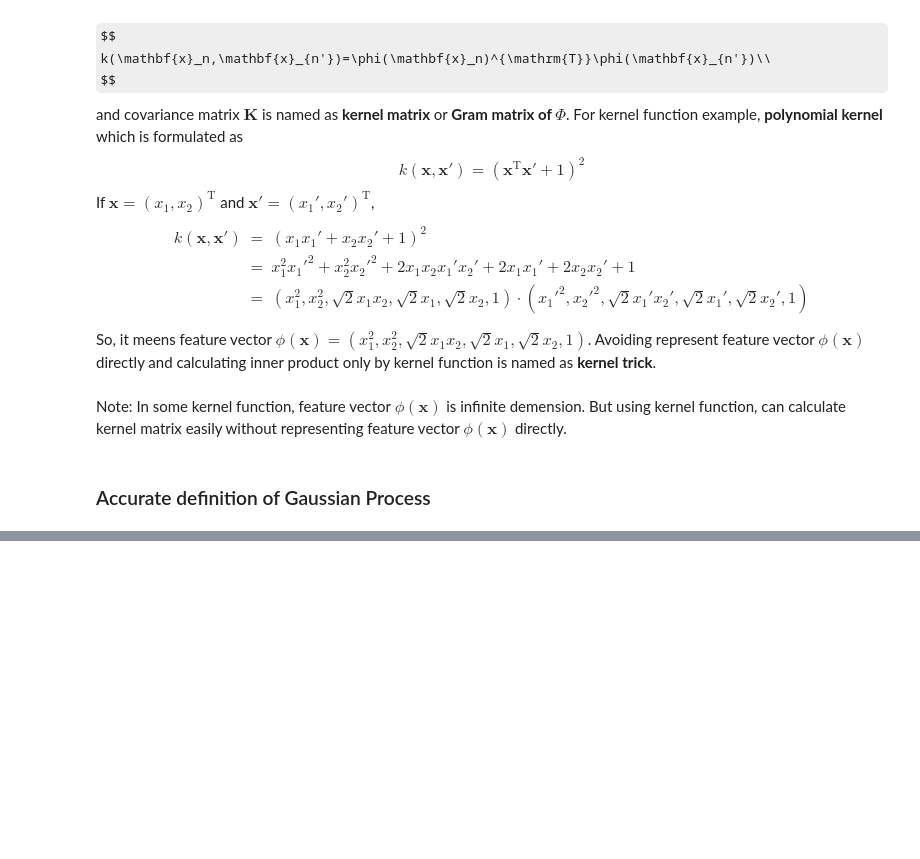
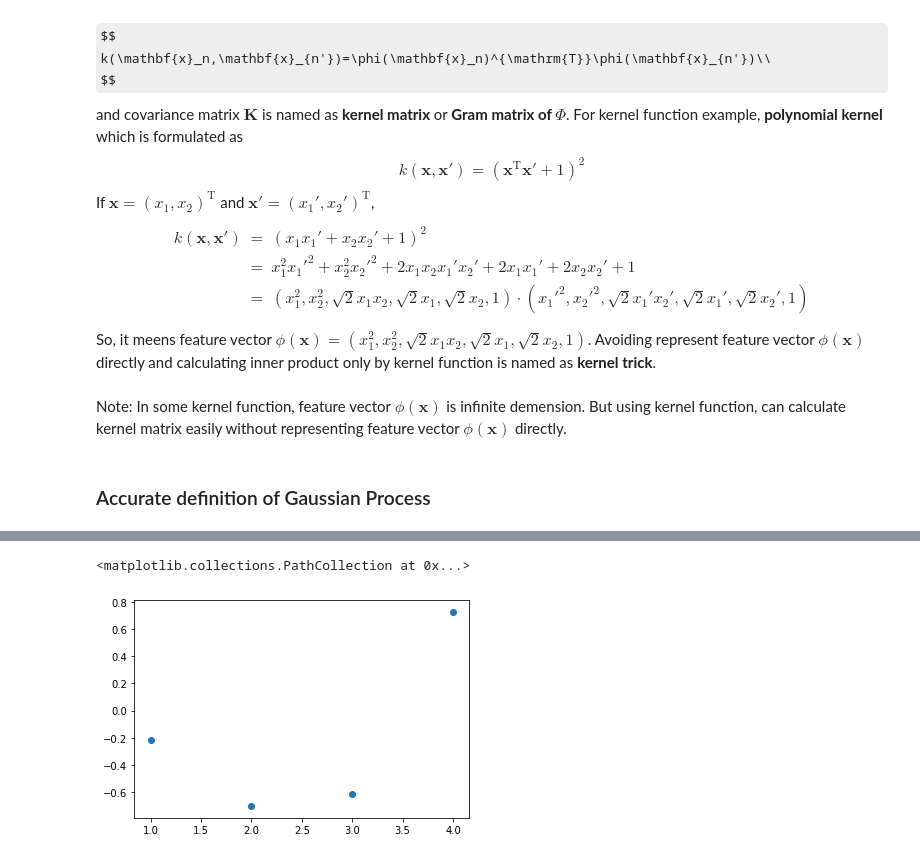
Before and after one commit to ryotayashima/GP, a Jupyter notebook: Gaussian Process.ipynb, the cells around one changed output, grey strips where cells are left out. Saved outputs shown, nothing was run; the diff lists cells and outputs as text; code cells hidden in the pictures; some formulas as TeX source; blank space fills up the shorter version.

```diff
--- a/Gaussian Process.ipynb
+++ b/Gaussian Process.ipynb
@@ -83,0 +117,9 @@ $$
+# %%
+# sampling
+L = np.linalg.cholesky(K)
+u = np.random.normal(loc=0, scale=1, size=4).reshape(len(x), 1)
+f = np.dot(L, u)
+plt.scatter(x, f)
+# %% [output]
+<matplotlib.collections.PathCollection at 0x...>
+[figure, added]
```
Also changed, not shown: parts of 22 cells of this notebook, 1 other file.
